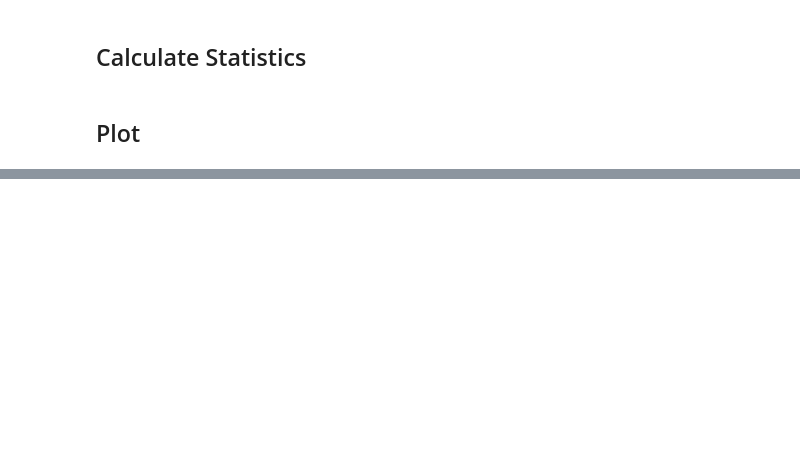
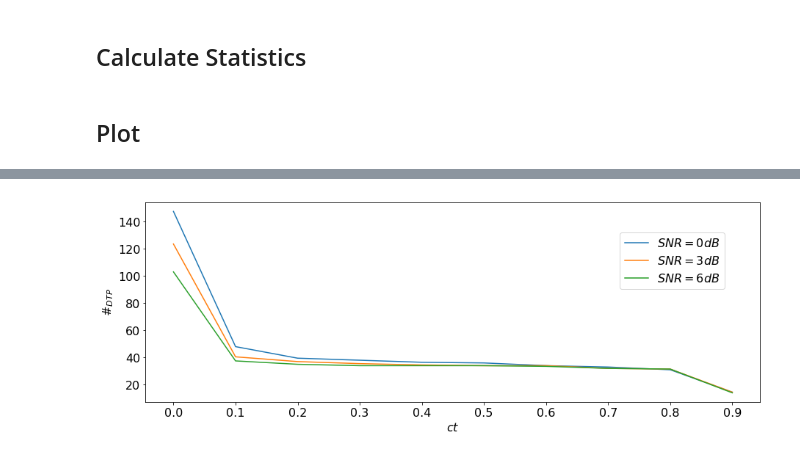
Before and after one commit to jchromik/qrs-certainty, a Jupyter notebook: notebooks/Certainty Thresholds.ipynb, the cells around one changed output, grey strips where cells are left out. Cells and saved outputs as stored; diff of their text form; code cells hidden in the pictures; blank space fills up the shorter version.

```diff
--- a/notebooks/Certainty Thresholds.ipynb
+++ b/notebooks/Certainty Thresholds.ipynb
@@ -237,0 +283,15 @@ plt.show()
+# %%
+ctdm_multi, ax = plt.subplots()
+ctdm_multi.set_size_inches(15, 5)
+
+for snr in snrs:
+    ax.plot(certainty_thresholds, count_medians[snr], label=r"$SNR = {} dB$".format(snr))
+ax.set_xticks(certainty_thresholds)
+ax.set_xlabel(r"$ct$")
+ax.set_ylabel(r"$\#_{DTP}$")
+
+ctdm_multi.legend(bbox_to_anchor=(.8, .8))
+
+plt.show()
+# %% [output]
+[figure, added]
```
Also changed, not shown: parts of 8 cells of this notebook.
